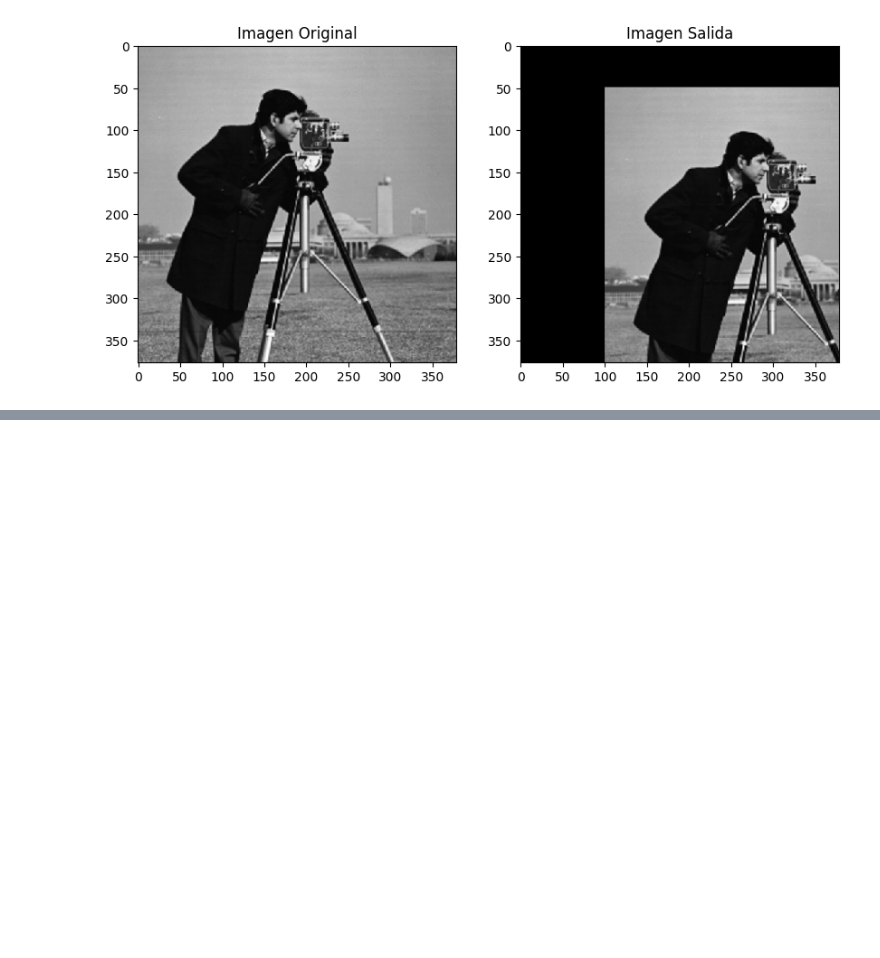
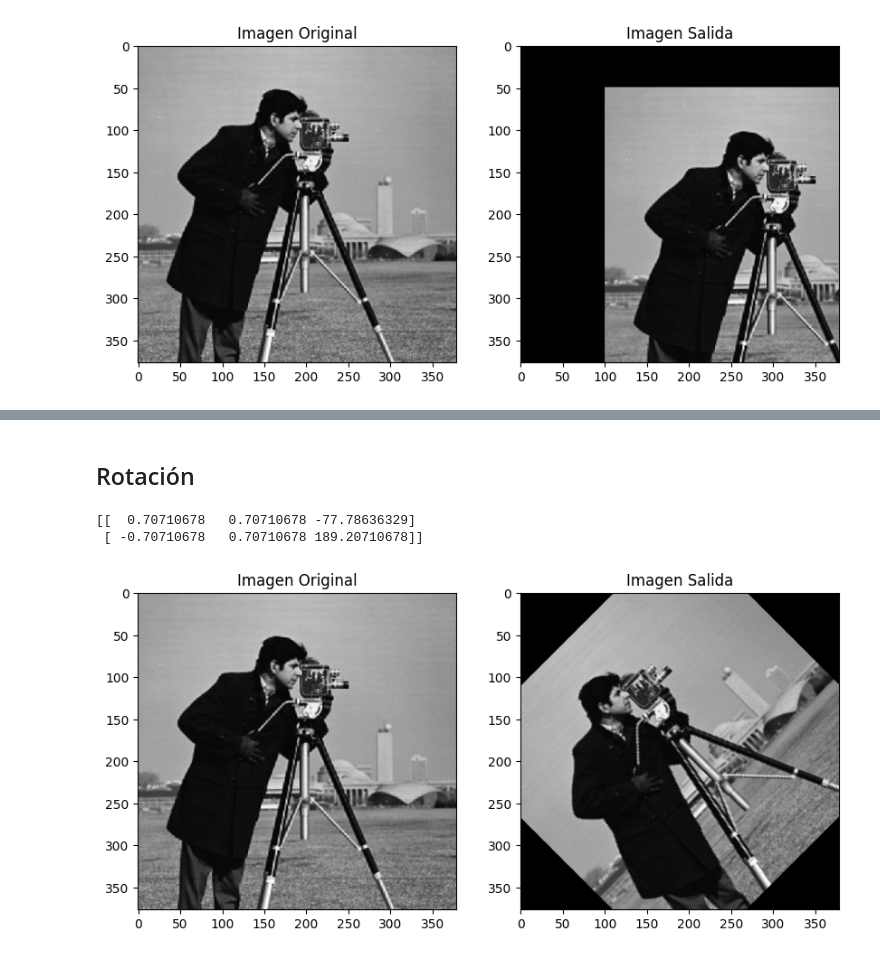
Before and after one commit to jdaguirrec/vision_artificial, a Jupyter notebook: transformaciones_geometricas.ipynb, the cells around one changed output, grey strips where cells are left out. Cells and saved outputs as stored; diff of their text form; code cells hidden in the pictures; blank space fills up the shorter version.

```diff
--- a/transformaciones_geometricas.ipynb
+++ b/transformaciones_geometricas.ipynb
@@ -104,0 +148,30 @@ plt.show()
+# %% [markdown]
+## Rotación
+# %%
+img = cv2.imread('imagenes/camara.png',cv2.IMREAD_GRAYSCALE)
+filas, columnas = img.shape
+
+theta = 45
+
+rotation_center = ((columnas/2,filas/2))
+
+matriz_afin_rotacion = cv2.getRotationMatrix2D(rotation_center, theta, 1)
+print(matriz_afin_rotacion)
+
+img_rotada = cv2.warpAffine(img, matriz_afin_rotacion, (columnas,filas))
+
+fig = plt.figure(figsize=(10,12))
+
+plt.subplot(1,2,1)
+plt.imshow(img,cmap='gray')
+plt.title("Imagen Original")
+
+plt.subplot(1,2,2)
+plt.imshow(img_rotada,cmap='gray')
+plt.title("Imagen Salida")
+
+plt.show()
+# %% [output]
+[[  0.70710678   0.70710678 -77.78636329]
+ [ -0.70710678   0.70710678 189.20710678]]
+[figure, added]
```
Also changed, not shown: parts of 9 cells of this notebook, 2 other files.
